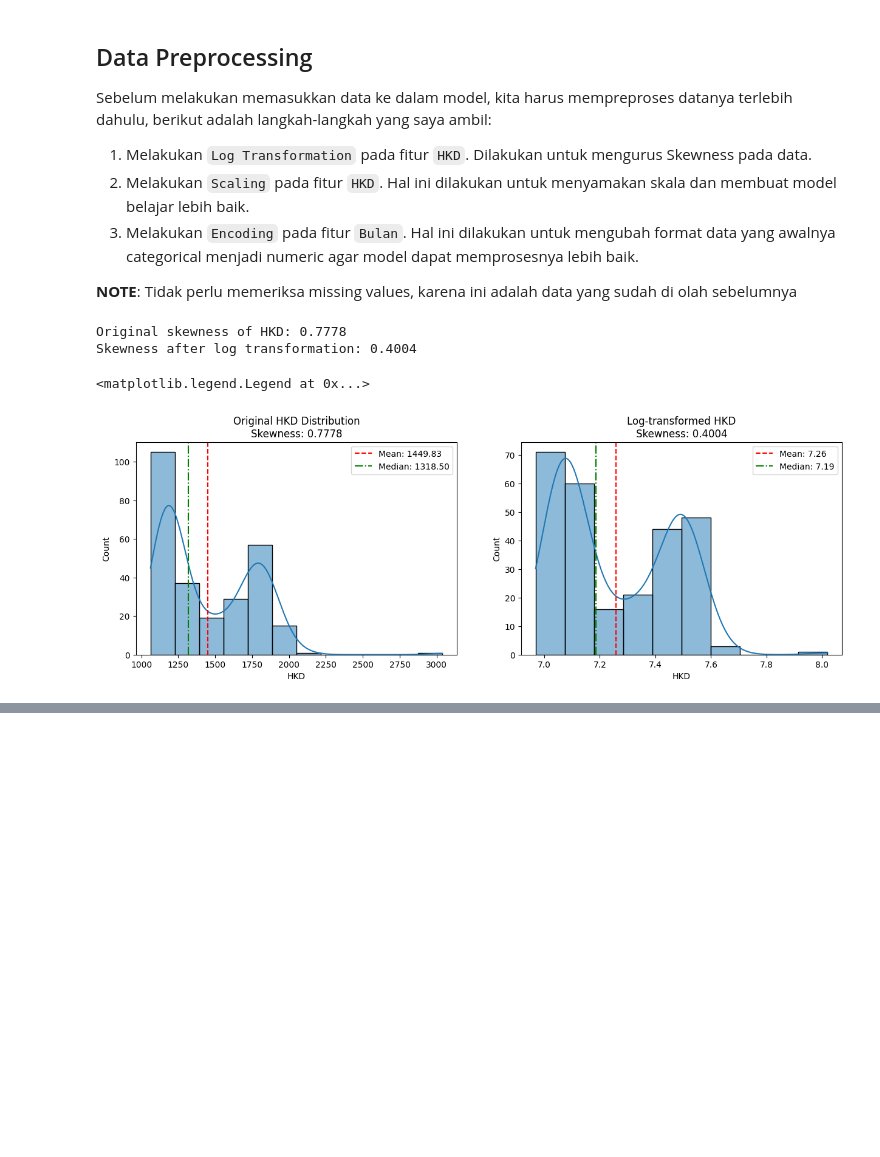
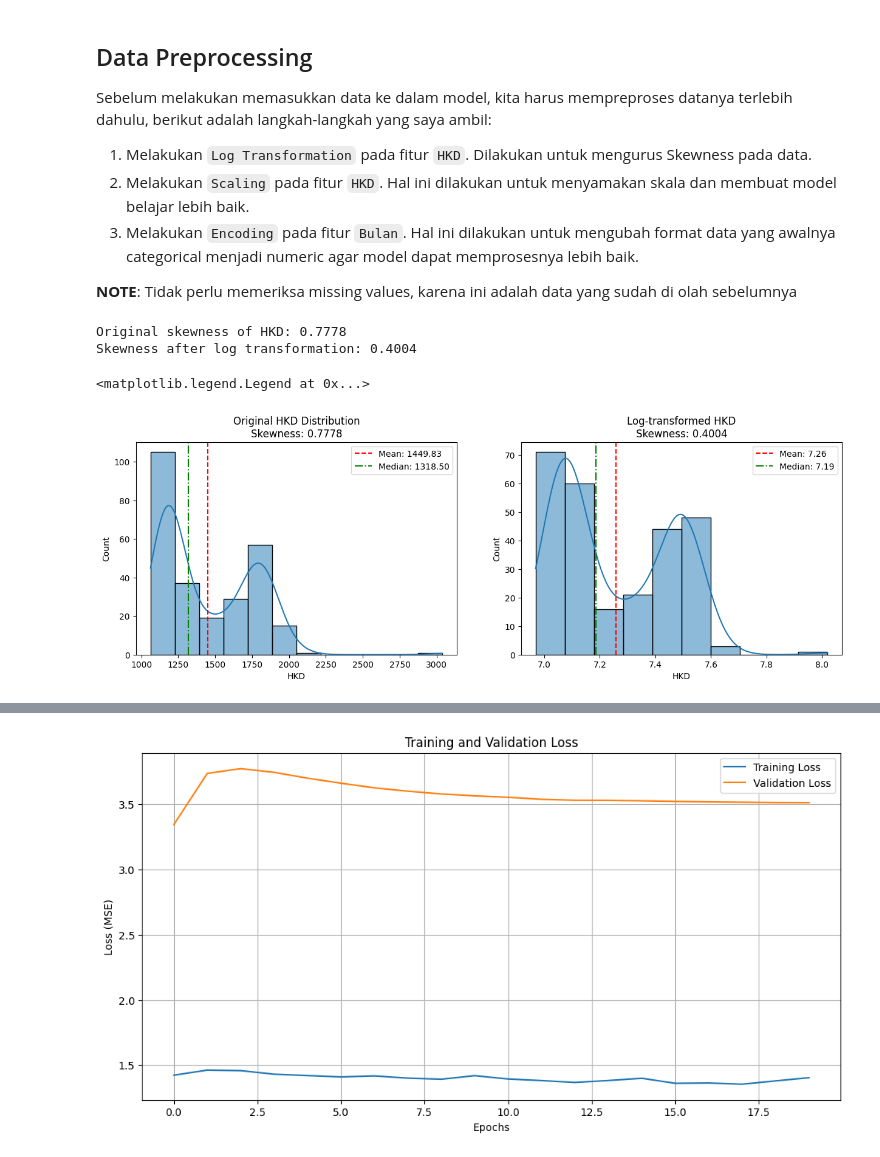
Before and after one commit to Aidinferaz/DeepLearning-RKA, a Jupyter notebook: Monetary Prediction/Train.ipynb, the cells around one changed output, grey strips where cells are left out. Drawn from its saved outputs; the diff is of its cells as text; code cells hidden in the pictures; blank space fills up the shorter version.

```diff
--- a/Monetary Prediction/Train.ipynb
+++ b/Monetary Prediction/Train.ipynb
@@ -188,0 +461,11 @@ train_preprocessed.head()
+# %%
+INPUT_SIZE = X_train.shape[2]
+HIDDEN_SIZE = 128
+NUM_LAYERS = 1
+OUTPUT_SIZE = 1
+DROPOUT = 0.2
+
+model_1 = MonetaryLSTM(INPUT_SIZE, HIDDEN_SIZE, NUM_LAYERS, OUTPUT_SIZE, DROPOUT)
+model_1 = model_1.to(device)
+
+model_1
@@ -188,0 +482,77 @@ train_preprocessed.head()
+# %%
+criterion = nn.MSELoss()
+optimizer = optim.Adam(model_1.parameters(), lr=0.001)
+scheduler = optim.lr_scheduler.ReduceLROnPlateau(optimizer, 'min', patience=10, factor=0.5, verbose=True)
+# %%
+EPOCHS = 20
+
+# Lists to store metrics
+train_losses = []
+val_losses = []
+best_val_loss = float('inf')
+
+# Training and evaluation loop
+for epoch in tqdm(range(EPOCHS)):
+    # Training phase
+    model_1.train()
+    train_loss = 0
+
+    # Process batches using DataLoader
+    for batch_X, batch_y in train_loader:
+        # Forward pass
+        outputs = model_1(batch_X)
+        loss = criterion(outputs, batch_y)
+
+        # Backward pass and optimize
+        optimizer.zero_grad()
+        loss.backward()
+
+        # Gradient clipping to prevent exploding gradients
+        torch.nn.utils.clip_grad_norm_(model_1.parameters(), max_norm=1.0)
+
+        optimizer.step()
+
+        train_loss += loss.item()
+
+    # Calculate average training loss
+    train_loss = train_loss / len(train_loader)
+    train_losses.append(train_loss)
+
+    # Validation phase
+    model_1.eval()
+    val_loss = 0
+
+    with torch.no_grad():
+        for batch_X, batch_y in val_loader:
+            val_outputs = model_1(batch_X)
+            batch_loss = criterion(val_outputs, batch_y)
+            val_loss += batch_loss.item()
+
+        # Calculate average validation loss
+        val_loss = val_loss / len(val_loader)
+        val_losses.append(val_loss)
+
+        # Save best model_1
+        if val_loss < best_val_loss:
+            best_val_loss = val_loss
+
+    # Adjust learning rate based on validation performance
+    scheduler.step(val_loss)
+
+    # Print progress
+    if (epoch + 1) % 5 == 0:
+        print(f'Epoch [{epoch+1}/{EPOCHS}], '
+              f'Train Loss: {train_loss:.6f}, '
+              f'Val Loss: {val_loss:.6f}')
+
+# Visualization of training history
+plt.figure(figsize=(12, 6))
+plt.plot(train_losses, label='Training Loss')
+plt.plot(val_losses, label='Validation Loss')
+plt.xlabel('Epochs')
+plt.ylabel('Loss (MSE)')
+plt.title('Training and Validation Loss')
+plt.legend()
+plt.grid(True)
+plt.show()
+# %% [output]
@@ -188,0 +563 @@ train_preprocessed.head()
+[figure, added]
```
Also changed, not shown: parts of 21 cells of this notebook.
